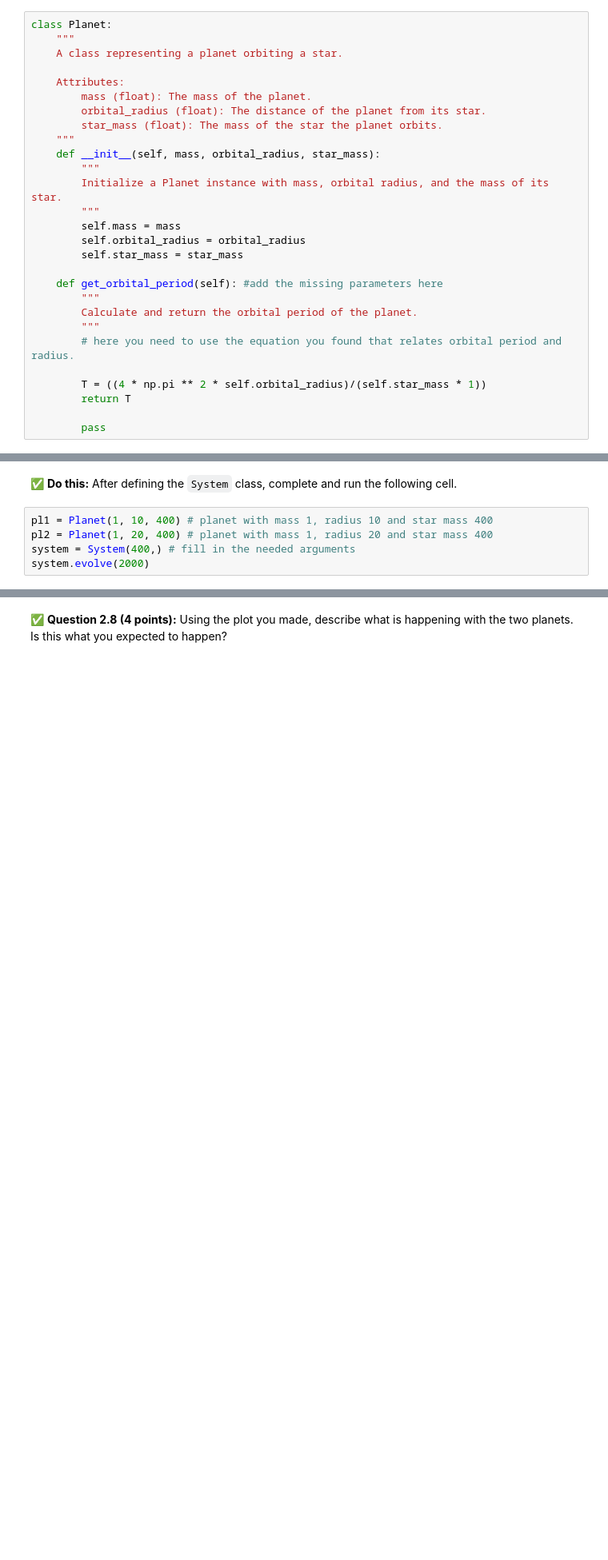
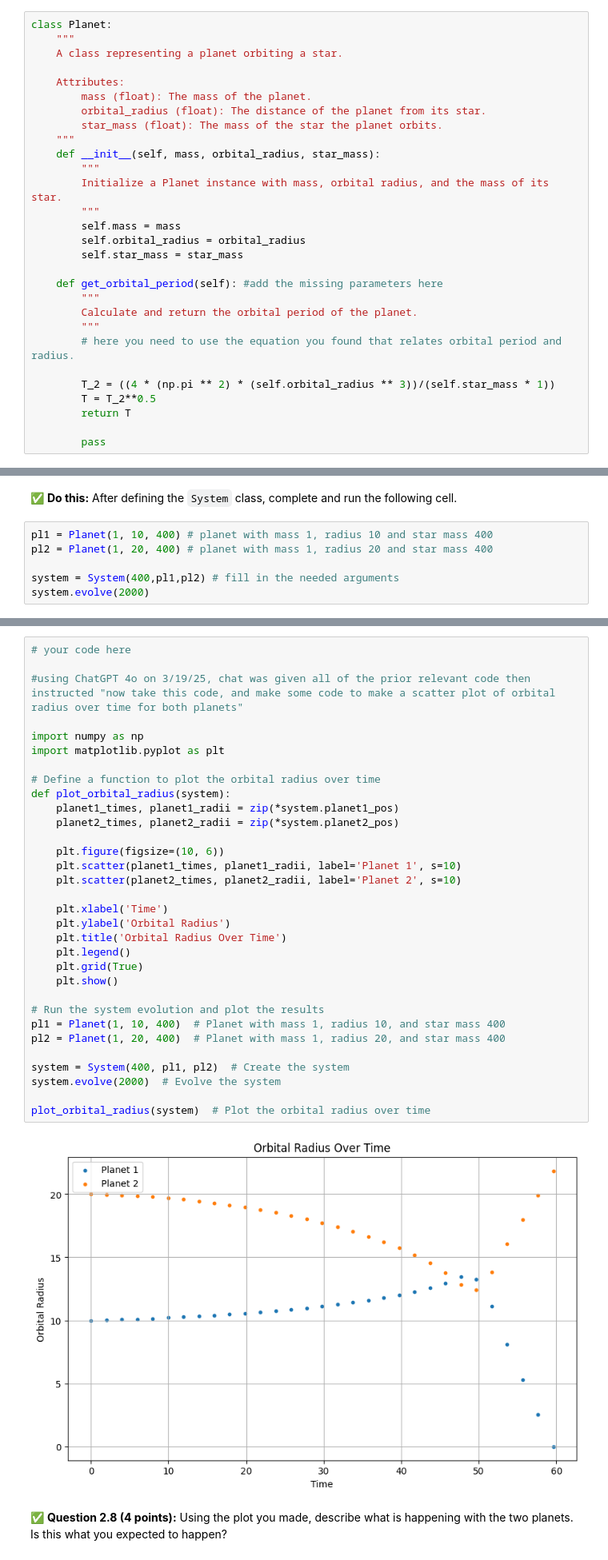
Before and after one commit to RyanGroneck/CMSE202-f25-turnin, a Jupyter notebook: hw-02/HW02_Part1-Orbits-SS25-STUDENT.ipynb, the cells around one changed output, grey strips where cells are left out. Shown at 80% size. Drawn from its saved outputs; the diff is of its cells as text; blank space fills up the shorter version.

```diff
--- a/hw-02/HW02_Part1-Orbits-SS25-STUDENT.ipynb
+++ b/hw-02/HW02_Part1-Orbits-SS25-STUDENT.ipynb
@@ -173,7 +173,8 @@ class Planet:
         """
         # here you need to use the equation you found that relates orbital period and radius.
 
-        T = ((4 * np.pi ** 2 * self.orbital_radius)/(self.star_mass * 1))
+        T_2 = ((4 * (np.pi ** 2) * (self.orbital_radius ** 3))/(self.star_mass * 1))
+        T = T_2**0.5
         return T
 
         pass
@@ -346,7 +429,8 @@ Methods:
 # %%
 pl1 = Planet(1, 10, 400) # planet with mass 1, radius 10 and star mass 400
 pl2 = Planet(1, 20, 400) # planet with mass 1, radius 20 and star mass 400
-system = System(400,) # fill in the needed arguments
+
+system = System(400,pl1,pl2) # fill in the needed arguments
 system.evolve(2000)
 # %% [markdown]
 ### Visualization
@@ -357,2 +439,36 @@ system.evolve(2000)
+# %%
+# your code here
+
+#using ChatGPT 4o on 3/19/25, chat was given all of the prior relevant code then instructed "now take this code, and make some code to make a scatter plot of orbital radius over time for both planets"
+
+import numpy as np
+import matplotlib.pyplot as plt
+
+# Define a function to plot the orbital radius over time
+def plot_orbital_radius(system):
+    planet1_times, planet1_radii = zip(*system.planet1_pos)
+    planet2_times, planet2_radii = zip(*system.planet2_pos)
+
+    plt.figure(figsize=(10, 6))
+    plt.scatter(planet1_times, planet1_radii, label='Planet 1', s=10)
+    plt.scatter(planet2_times, planet2_radii, label='Planet 2', s=10)
+
+    plt.xlabel('Time')
+    plt.ylabel('Orbital Radius')
+    plt.title('Orbital Radius Over Time')
+    plt.legend()
+    plt.grid(True)
+    plt.show()
+
+# Run the system evolution and plot the results
+pl1 = Planet(1, 10, 400)  # Planet with mass 1, radius 10, and star mass 400
+pl2 = Planet(1, 20, 400)  # Planet with mass 1, radius 20, and star mass 400
+
+system = System(400, pl1, pl2)  # Create the system
+system.evolve(2000)  # Evolve the system
+
+plot_orbital_radius(system)  # Plot the orbital radius over time
+# %% [output]
+[figure, added]
 # %% [markdown]
 ✅ **Question 2.8 (4 points):** Using the plot you made, describe what is happening with the two planets. Is this what you expected to happen?
```
Also changed, not shown: parts of 29 cells of this notebook.
